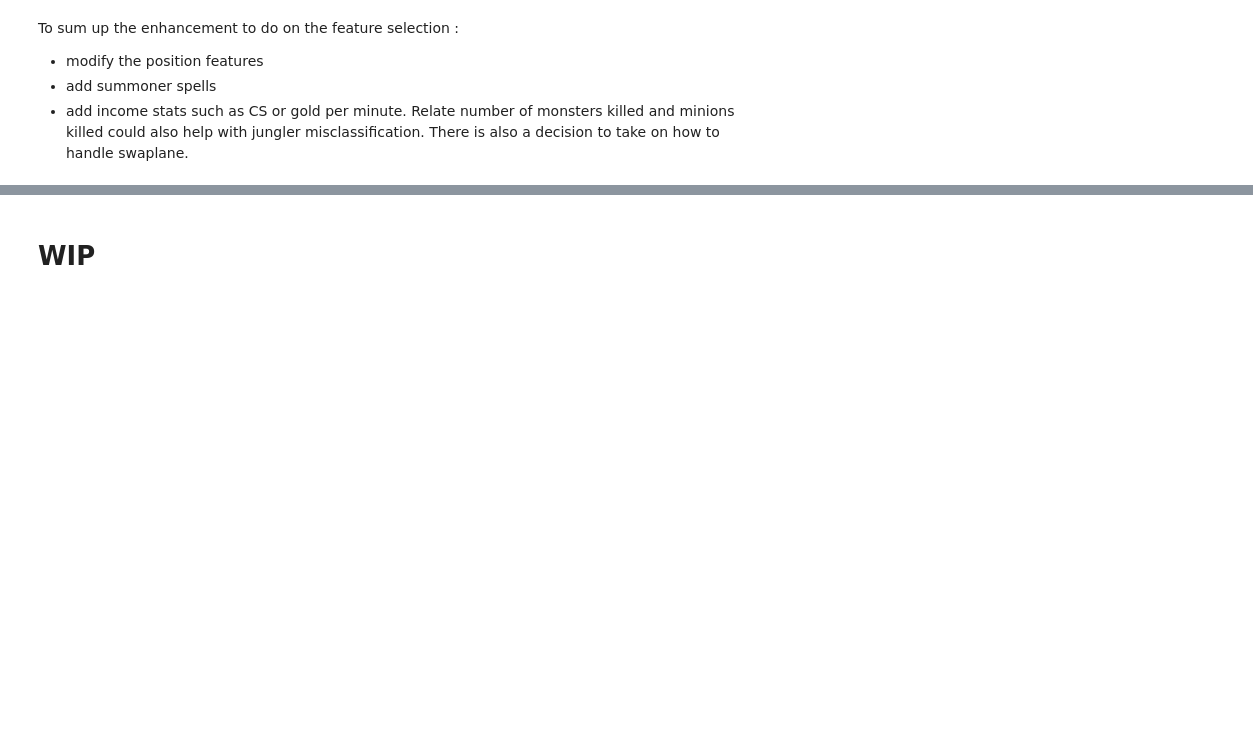
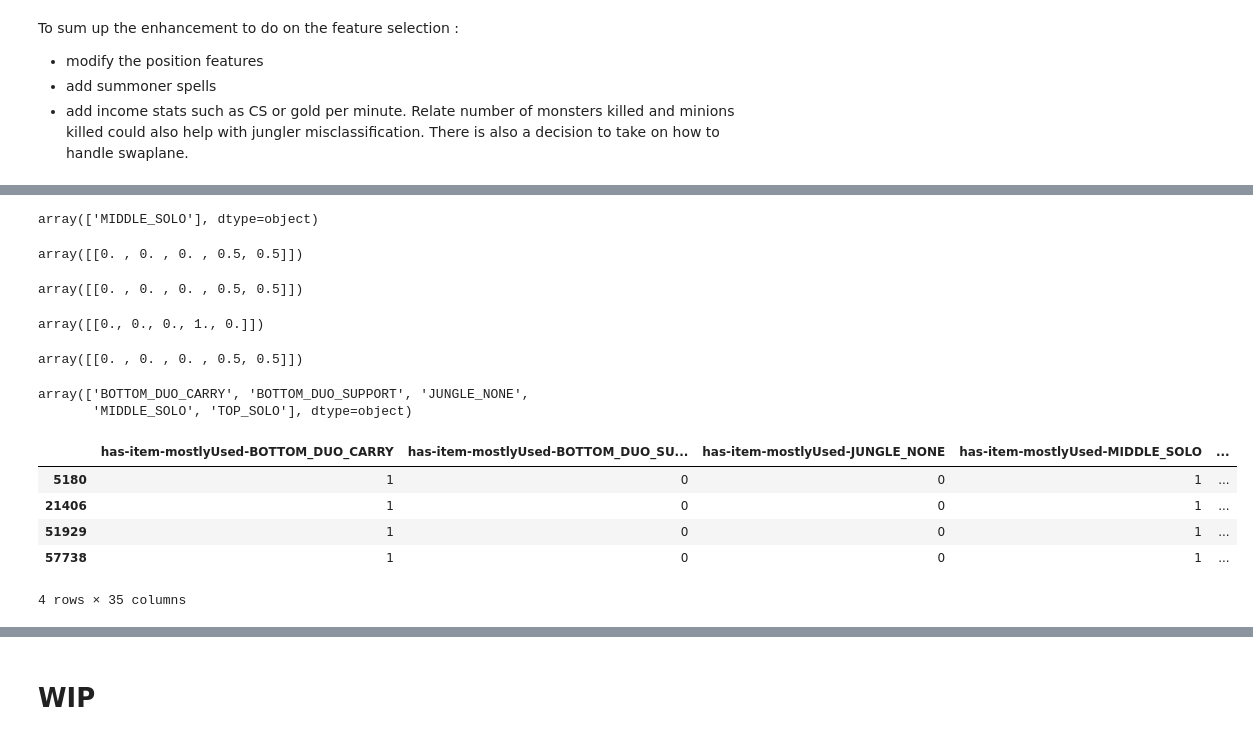
Before and after one commit to Canisback/roleML, a Jupyter notebook: Role ML.ipynb, the cells around one changed output, grey strips where cells are left out. Cells and saved outputs as stored; diff of their text form; code cells hidden in the pictures; blank space fills up the shorter version.

```diff
--- a/Role ML.ipynb
+++ b/Role ML.ipynb
@@ -597,0 +629,13 @@ There is also a decision to take on how to handle swaplane.
+# %%
+def getStatsAt10(timeline):
+    participantFrame = timeline['frames'][10]['participantFrames']
+
+    p = {}
+    for k in participantFrame:
+        row = {
+            "minionsKilled":participantFrame[k]["minionsKilled"],
+            "jungleMinionsKilled":participantFrame[k]["jungleMinionsKilled"],
+            "jungleMinionRatio":participantFrame[k]["jungleMinionsKilled"]/(participantFrame[k]["minionsKilled"]+participantFrame[k]["jungleMinionsKilled"]) if participantFrame[k]["minionsKilled"] > 0 else 0
+        }
+        p[k] = row
+    return p
@@ -597,0 +966,35 @@ There is also a decision to take on how to handle swaplane.
+# %%
+getEntryPredict(3913379618,6)
+# %% [output]
+array(['MIDDLE_SOLO'], dtype=object)
+# %%
+getEntryPredictProba(3914743235,8)
+# %% [output]
+array([[0. , 0. , 0. , 0.5, 0.5]])
+# %%
+getEntryPredictProba(3914993472,3)
+# %% [output]
+array([[0. , 0. , 0. , 0.5, 0.5]])
+# %%
+getEntryPredictProba(3915023859,4)
+# %% [output]
+array([[0., 0., 0., 1., 0.]])
+# %%
+getEntryPredictProba(3915938526,7)
+# %% [output]
+array([[0. , 0. , 0. , 0.5, 0.5]])
+# %%
+c2.classes_
+# %% [output]
+array(['BOTTOM_DUO_CARRY', 'BOTTOM_DUO_SUPPORT', 'JUNGLE_NONE',
+       'MIDDLE_SOLO', 'TOP_SOLO'], dtype=object)
+# %%
+data[((data["most-frequent-bot"] == 0) & (data["most-frequent-top"]==0) & (data["most-frequent-mid"]==1) & (data["minionsKilled"]>39)  & (data["jungleMinionsKilled"]<14.5)  & (data["spell-21"]==1)    )]
+data[((data["jungleMinionsKilled"]<=14.5)  & (data["lane-frequency-bot"]<=2.5)  & (data["lane-frequency-top"]<=2.5) & (data["lane-frequency-top"]>0)  & (data["lane-frequency-mid"]<=6.5)  & (data["minionsKilled"]>40) & (data["minionsKilled"]<94)  & (data["spell-21"]==1)  & (data["spell-6"]==0) & (data["has-item-mostlyUsed-BOTTOM_DUO_CARRY"]==1)& (data["has-item-mostlyUsed-BOTTOM_DUO_SUPPORT"]==0) & (data["jungleMinionRatio"]<=0.055)    )]
+# %% [output]
+|  | has-item-mostlyUsed-BOTTOM_DUO_CARRY | has-item-mostlyUsed-BOTTOM_DUO_SU... | has-item-mostlyUsed-JUNGLE_NONE | has-item-mostlyUsed-MIDDLE_SOLO | ... |
+| 5180 | 1 | 0 | 0 | 1 | ... |
+| 21406 | 1 | 0 | 0 | 1 | ... |
+| 51929 | 1 | 0 | 0 | 1 | ... |
+| 57738 | 1 | 0 | 0 | 1 | ... |
+4 rows × 35 columns
```
Also changed, not shown: parts of 27 cells of this notebook, 6 other files.
